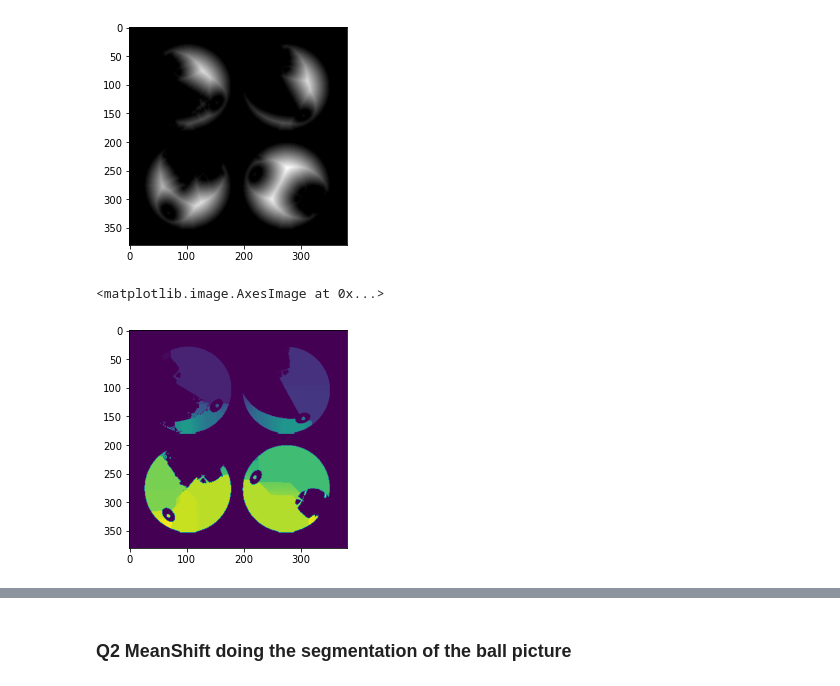
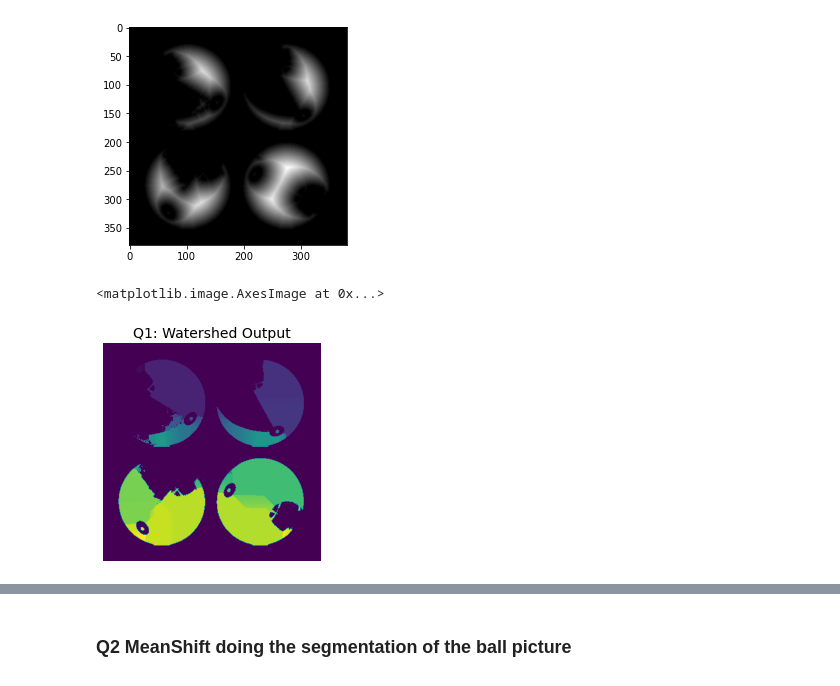
Before and after one commit to RRRRRRRRRRRoy/COMP9517-LabNAss, a Jupyter notebook: Lab04/lab04.ipynb, the cells around one changed output, grey strips where cells are left out. Saved outputs shown, nothing was run; the diff lists cells and outputs as text; code cells hidden in the pictures.

```diff
--- a/Lab04/lab04.ipynb
+++ b/Lab04/lab04.ipynb
@@ -71,10 +71,12 @@ markers = ndi.label(local_max_point)[0]
 # %%
 # Getting the labeled image based on the markers
 labels = watershed(-distance, markers, mask=image_thresh)
+plt.axis('off')
+plt.title("Q1: Watershed Output",fontsize=14)
 plt.imshow(labels)
 # %% [output]
 <matplotlib.image.AxesImage at 0x...>
-[figure, old version]
+[figure, new version]
 # %%
 # Show the image with the spectrum
 # This can help you see the boundry clearly
```
Also changed, not shown: parts of 18 cells of this notebook.
